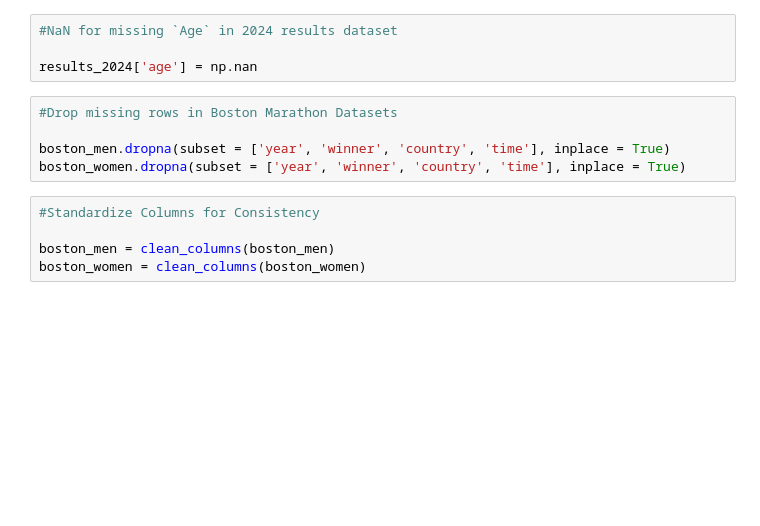
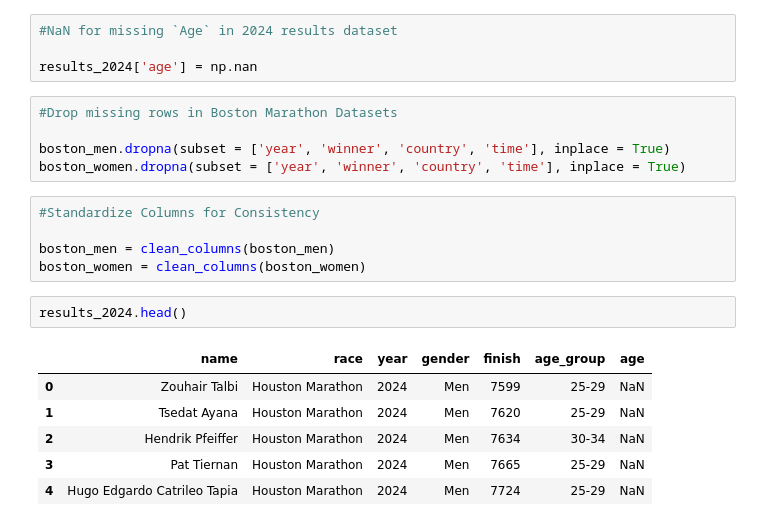
Before and after one commit to kimchiyama/Exploring_Marathon_Trends, a Jupyter notebook: notebooks/analysis.ipynb, the cells around one changed output. Saved outputs shown, nothing was run; the diff lists cells and outputs as text; blank space fills up the shorter version.

```diff
--- a/notebooks/analysis.ipynb
+++ b/notebooks/analysis.ipynb
@@ -175,3 +175,12 @@ boston_women.dropna(subset = ['year', 'winner', 'country', 'time'], inplace = Tr
 
 boston_men = clean_columns(boston_men)
 boston_women = clean_columns(boston_women)
+# %%
+results_2024.head()
+# %% [output]
+|  | name | race | year | gender | finish | age_group | age |
+| 0 | Zouhair Talbi | Houston Marathon | 2024 | Men | 7599 | 25-29 | NaN |
+| 1 | Tsedat Ayana | Houston Marathon | 2024 | Men | 7620 | 25-29 | NaN |
+| 2 | Hendrik Pfeiffer | Houston Marathon | 2024 | Men | 7634 | 30-34 | NaN |
+| 3 | Pat Tiernan | Houston Marathon | 2024 | Men | 7665 | 25-29 | NaN |
+| 4 | Hugo Edgardo Catrileo Tapia | Houston Marathon | 2024 | Men | 7724 | 25-29 | NaN |
```
Also changed, not shown: parts of 29 cells of this notebook.
